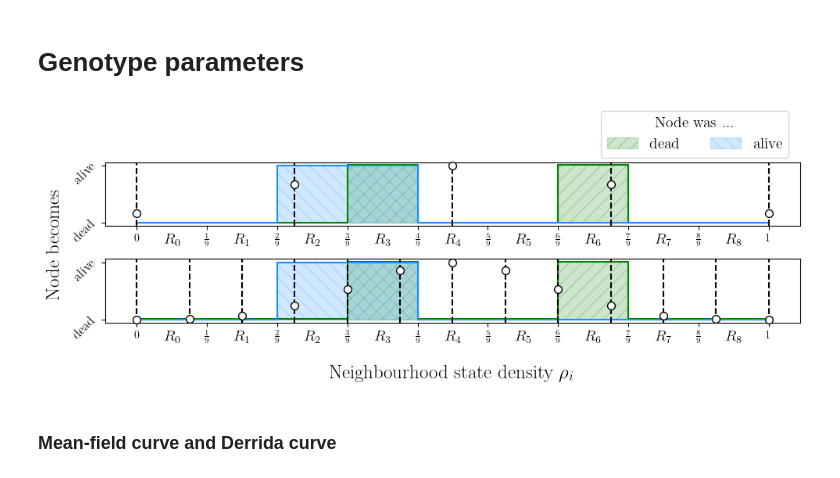
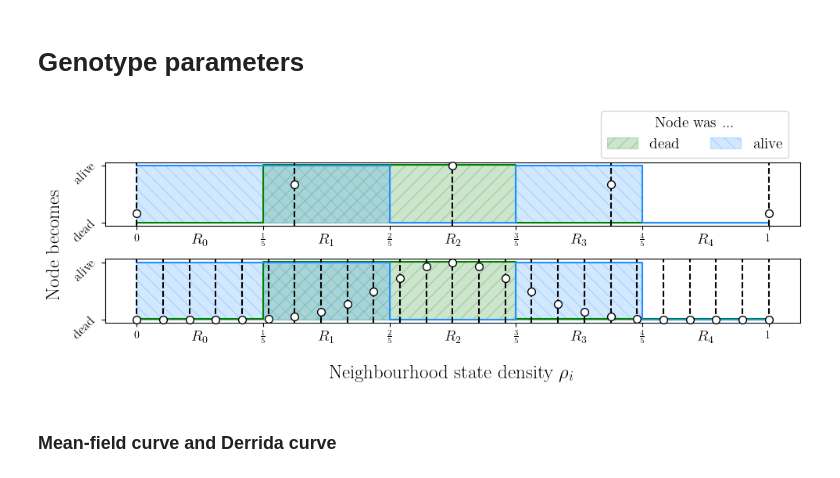
Before and after one commit to mrollier/essential-metrics-life-on-graphs, a Jupyter notebook: notebooks/essential-metrics_figures.ipynb, the cells around one changed output. Saved outputs shown, nothing was run; the diff lists cells and outputs as text; code cells hidden in the pictures.

Commit message:
small adjustments in Notebook (find diagram for phi^5_{6,11}

```diff
--- a/notebooks/essential-metrics_figures.ipynb
+++ b/notebooks/essential-metrics_figures.ipynb
@@ -205,13 +205,13 @@ if SAVEFIG:
 SAVEFIG = False
 savename_prefix = f'compare-two-degrees_diagram_'
 
-resolution = 9
+resolution = 5
 degree0 = 4
-degree1 = 12
+degree1 = 24
 
 # model
-beta = 72
-sigma = 12
+beta = 6
+sigma = 11
 born_if = binary_indices(beta)
 survive_if = binary_indices(sigma)
 model = LLNA(resolution, x=born_if, y=survive_if, iso=True)
@@ -246,43 +246,50 @@ axs[1].legend().remove()
 for ax in axs:
     ax.set_xticklabels(ax.get_xticklabels(), fontsize=size-4)
     ax.set_yticklabels(ax.get_yticklabels(), fontsize=size-4)
     ax.set_xticks(np.linspace(0,1,2*resolution+1))
-    ax.set_xticklabels([f'$0$', f'$R_0$',
-                        f'$\\frac{1}{9}$', f'$R_1$',
-                        f'$\\frac{2}{9}$', f'$R_2$',
-                        f'$\\frac{3}{9}$', f'$R_3$',
-                        f'$\\frac{4}{9}$', f'$R_4$',
-                        f'$\\frac{5}{9}$', f'$R_5$',
-                        f'$\\frac{6}{9}$', f'$R_6$',
-                        f'$\\frac{7}{9}$', f'$R_7$',
-                        f'$\\frac{8}{9}$', f'$R_8$', f'$1$'])
+    if resolution == 9:
+        ax.set_xticklabels([f'$0$', f'$R_0$',
+                            f'$\\frac{1}{9}$', f'$R_1$',
+                            f'$\\frac{2}{9}$', f'$R_2$',
+                            f'$\\frac{3}{9}$', f'$R_3$',
+                            f'$\\frac{4}{9}$', f'$R_4$',
+                            f'$\\frac{5}{9}$', f'$R_5$',
+                            f'$\\frac{6}{9}$', f'$R_6$',
+                            f'$\\frac{7}{9}$', f'$R_7$',
+                            f'$\\frac{8}{9}$', f'$R_8$', f'$1$'])
+    elif resolution == 5:
+        ax.set_xticklabels([f'$0$', f'$R_0$',
+                            f'$\\frac{1}{5}$', f'$R_1$',
+                            f'$\\frac{2}{5}$', f'$R_2$',
+                            f'$\\frac{3}{5}$', f'$R_3$',
+                            f'$\\frac{4}{5}$', f'$R_4$', f'$1$'])
     ticks = ax.xaxis.get_major_ticks()
     for i, tick in enumerate(ticks):
         if i % 2 == 1:
             tick.tick1line.set_markersize(0)
     xticklabels = ax.get_xticklabels()
     for i, label in enumerate(xticklabels):
         if i % 2 == 1:
             label.set_fontsize(size-2)
         else:
             label.set_fontsize(size-6)
 
 
 # Create a custom legend for the entire figure
 handles, labels = axs[0].get_legend_handles_labels()
 fig.legend(handles, labels, ncol=2, loc='upper right', bbox_to_anchor=(.98, 1.2), fontsize=size-2, title="Node was ...", title_fontsize=size-2)
 
 size=18
 # fig.suptitle(fr"Local update rule diagram for {model.__str__(latex=True)} for degrees {degree0} and {degree1}", fontsize=size)
 fig.supxlabel(fr'Neighbourhood state density $\rho_i$', fontsize=size, x=0.54)
 fig.supylabel(fr'Node becomes', fontsize=size, y=0.6)
 
 fig.tight_layout()
 
 if SAVEFIG:
     plt.savefig(f'../figures/{savename}', bbox_inches='tight', dpi=1200)
 # %% [output]
-[figure, old version]
+[figure, new version]
 # %% [markdown]
 ### Mean-field curve and Derrida curve
 # %%
```
Also changed, not shown: 1 other file.
